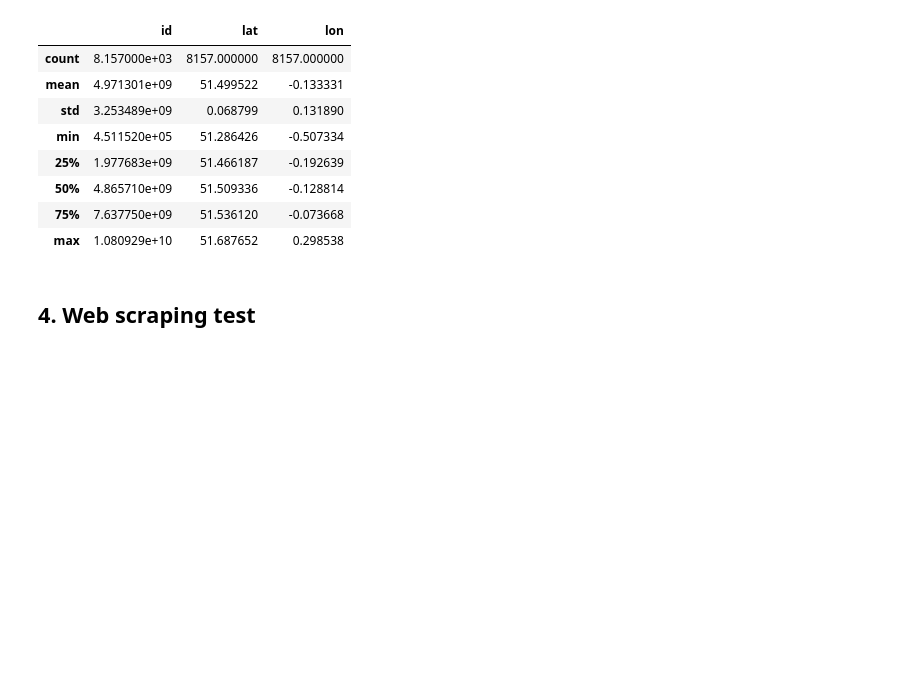
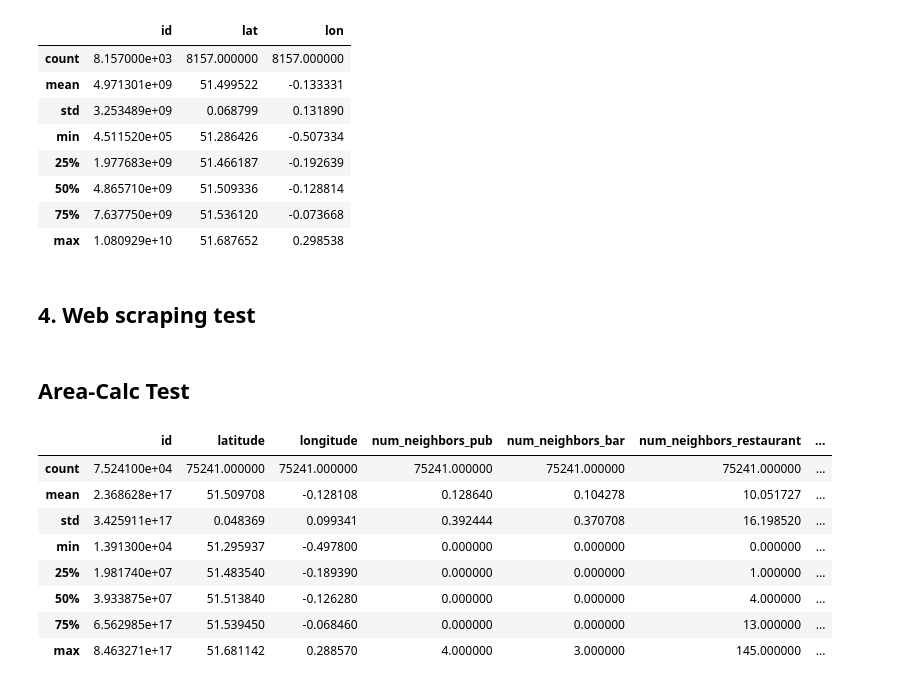
Before and after one commit to Jappler85/hh-23-1-airbnb, a Jupyter notebook: capstone_md_julian.ipynb, the cells around one changed output. Cells and saved outputs as stored; diff of their text form; code cells hidden in the pictures; blank space fills up the shorter version.

Commit message:
calc number of objects in area

```diff
--- a/capstone_md_julian.ipynb
+++ b/capstone_md_julian.ipynb
@@ -225,3 +224,5 @@ page = requests.get(url)
 soup = BeautifulSoup(page.content, "html.parser")
 # %%
 print(soup)
+# %% [markdown]
+## Area-Calc Test
@@ -227,0 +234,52 @@ print(soup)
+# %%
+# Calculate the needed radius when converted to unit sphere.
+distance_in_meter = 500
+earth_radius_in_meter = 6_371_000
+
+radius = distance_in_meter / earth_radius_in_meter
+# %%
+# Convert the latitude and longitude columns to radians
+list_test = list_test.copy()
+list_test.loc[:, 'lat_rad'] = np.radians(list_test['latitude'])
+list_test.loc[:, 'lon_rad'] = np.radians(list_test['longitude'])
+street_test = street_test.copy()
+street_test.loc[:, 'lat_rad'] = np.radians(street_test['lat'])
+street_test.loc[:, 'lon_rad'] = np.radians(street_test['lon'])
+
+# Create a BallTree object with the latitude and longitude columns
+tree = BallTree(street_test[['lat_rad', 'lon_rad']],
+                leaf_size=15, metric='haversine')
+
+# Find the indices of all neighbors within a radius of 500 meters
+# for each row in list_test
+indices = tree.query_radius(
+    list_test[['lat_rad', 'lon_rad']], r=radius, count_only=False)
+
+# Calculate the number of neighbors for each amenity type
+amenity_types = street_test['tags.amenity'].unique()
+amenity_counts = np.zeros((list_test.shape[0], amenity_types.shape[0]))
+for i, amenity in enumerate(amenity_types):
+    street_indices = street_test[street_test['tags.amenity'] == amenity].index
+    intersection_counts = np.array(
+        [np.intersect1d(street_indices, idx).size for idx in indices])
+    amenity_counts[:, i] = intersection_counts
+
+# Add the new columns to list_test
+list_test = pd.concat([list_test, pd.DataFrame(amenity_counts, columns=[
+                      f'num_neighbors_{amenity}' for amenity in amenity_types])], axis=1)
+
+# Remove the temporary columns
+list_test.drop(columns=['lat_rad', 'lon_rad'], inplace=True)
+street_test.drop(columns=['lat_rad', 'lon_rad'], inplace=True)
+# %%
+list_test.describe()
+# %% [output]
+|  | id | latitude | longitude | num_neighbors_pub | num_neighbors_bar | num_neighbors_restaurant | ... |
+| count | 7.524100e+04 | 75241.000000 | 75241.000000 | 75241.000000 | 75241.000000 | 75241.000000 | ... |
+| mean | 2.368628e+17 | 51.509708 | -0.128108 | 0.128640 | 0.104278 | 10.051727 | ... |
+| std | 3.425911e+17 | 0.048369 | 0.099341 | 0.392444 | 0.370708 | 16.198520 | ... |
+| min | 1.391300e+04 | 51.295937 | -0.497800 | 0.000000 | 0.000000 | 0.000000 | ... |
+| 25% | 1.981740e+07 | 51.483540 | -0.189390 | 0.000000 | 0.000000 | 1.000000 | ... |
+| 50% | 3.933875e+07 | 51.513840 | -0.126280 | 0.000000 | 0.000000 | 4.000000 | ... |
+| 75% | 6.562985e+17 | 51.539450 | -0.068460 | 0.000000 | 0.000000 | 13.000000 | ... |
+| max | 8.463271e+17 | 51.681142 | 0.288570 | 4.000000 | 3.000000 | 145.000000 | ... |
```
Also changed, not shown: parts of 3 cells of this notebook.
